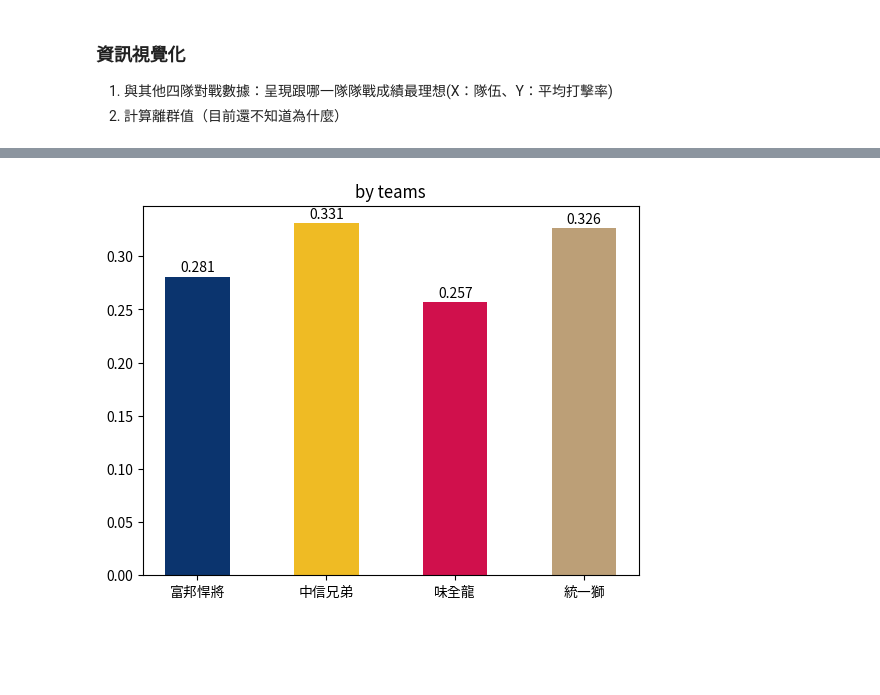
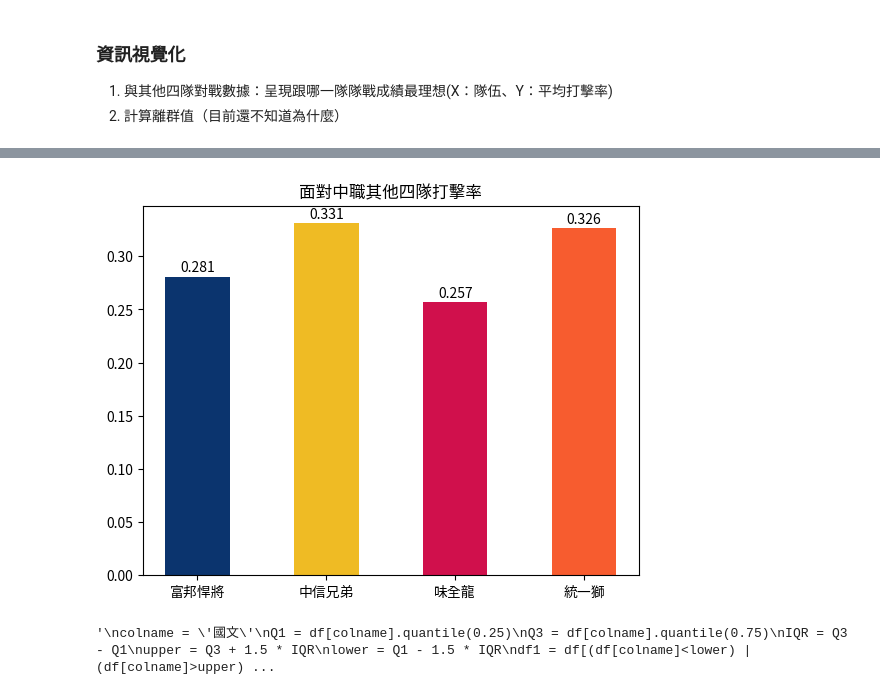
Before and after one commit to Rachelyah/CPBL_Baseball_ML_project, a Jupyter notebook: (2)資料清洗&視覺化.ipynb, the cells around one changed output, grey strips where cells are left out. Cells and saved outputs as stored; diff of their text form; code cells hidden in the pictures; blank space fills up the shorter version.

```diff
--- a/(2)資料清洗&視覺化.ipynb
+++ b/(2)資料清洗&視覺化.ipynb
@@ -130,5 +121,5 @@ plt.show()
 # %%
-# 單獨抓出跟四隊對戰數據
+# 單獨抓出跟中職其他四隊對戰數據
 
 #對戰富邦
 fubon = df[df['對手'] == '悍']
@@ -140,45 +131,49 @@ brothers = df[df['對手'] == '象']
 brothers_svg_mean = brothers['打擊率'].mean()
 brothers_svg_mean
 
 #對戰龍
 drogans = df[df['對手'] == '龍']
 drogans_svg_mean = drogans['打擊率'].mean()
 drogans_svg_mean
 
 #對戰獅
 lions = df[df['對手'] == '獅']
 lions_svg_mean = lions['打擊率'].mean()
 lions_svg_mean
 
 # 繪製長條圖，比較梁家榮選手跟各隊對戰的打擊率
+# 對戰打擊率最佳的是統一獅，最差的是味全龍
 
 import matplotlib.pyplot as plt
 from matplotlib.font_manager import FontProperties
 from matplotlib.font_manager import fontManager
 
 #載入中文字體
 fontManager.addfont("ChineseFont.ttf")
 plt.rc('font', family="ChineseFont")
 
 listx = ['富邦悍將', '中信兄弟', '味全龍', '統一獅']
 listy = [fubon_svg_mean,brothers_svg_mean, drogans_svg_mean,  lions_svg_mean]
-plt.title('by teams')
-bars = plt.bar(listx, listy, width=0.5, color=['#0B346E','#EFBB24','#D0104C','#BC9F77'])
+plt.title('面對中職其他四隊打擊率')
+bars = plt.bar(listx, listy, width=0.5, color=['#0B346E','#EFBB24','#D0104C','#F75C2F'])
 for bar, yval in zip(bars, listy):
     plt.text(bar.get_x() + bar.get_width() / 2 + 0.001, bar.get_height() + 0.005, round(yval, 3), ha='center', color='black')
 
 plt.show()
 # %% [output]
-[figure, old version]
+[figure, new version]
 # %%
-import matplotlib.pyplot as plt
-#計算離群值
-
-#讀取資料
-df = pd.read_csv('/(2)資料清洗&視覺化.ipynb')
+# 計算RE24離群值
 
 
 
+import matplotlib.pyplot as plt
+
+#讀取資料
+Re24 = df['RE24']
+Re24
+
+'''
 colname = '國文'
 Q1 = df[colname].quantile(0.25)
 Q3 = df[colname].quantile(0.75)
@@ -192,3 +187,6 @@ print(df1.shape[0])
 plt.boxplot(df[colname])
 plt.show()
 df1
+'''
+# %% [output]
+'\ncolname = \'國文\'\nQ1 = df[colname].quantile(0.25)\nQ3 = df[colname].quantile(0.75)\nIQR = Q3 - Q1\nupper = Q3 + 1.5 * IQR\nlower = Q1 - 1.5 * IQR\ndf1 = df[(df[colname]<lower) | (df[colname]>upper) ...
```
Also changed, not shown: parts of 12 cells of this notebook, 4 other files.
